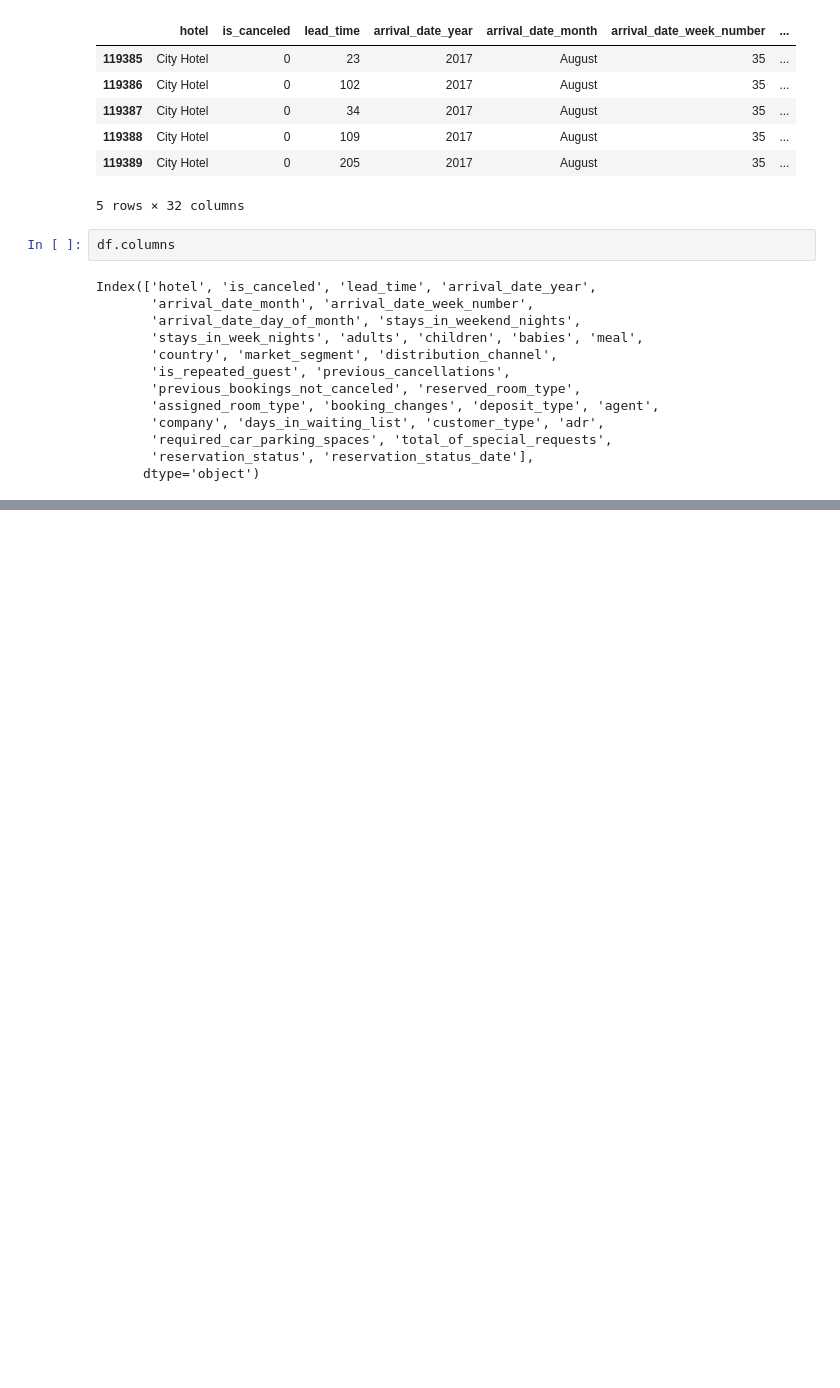
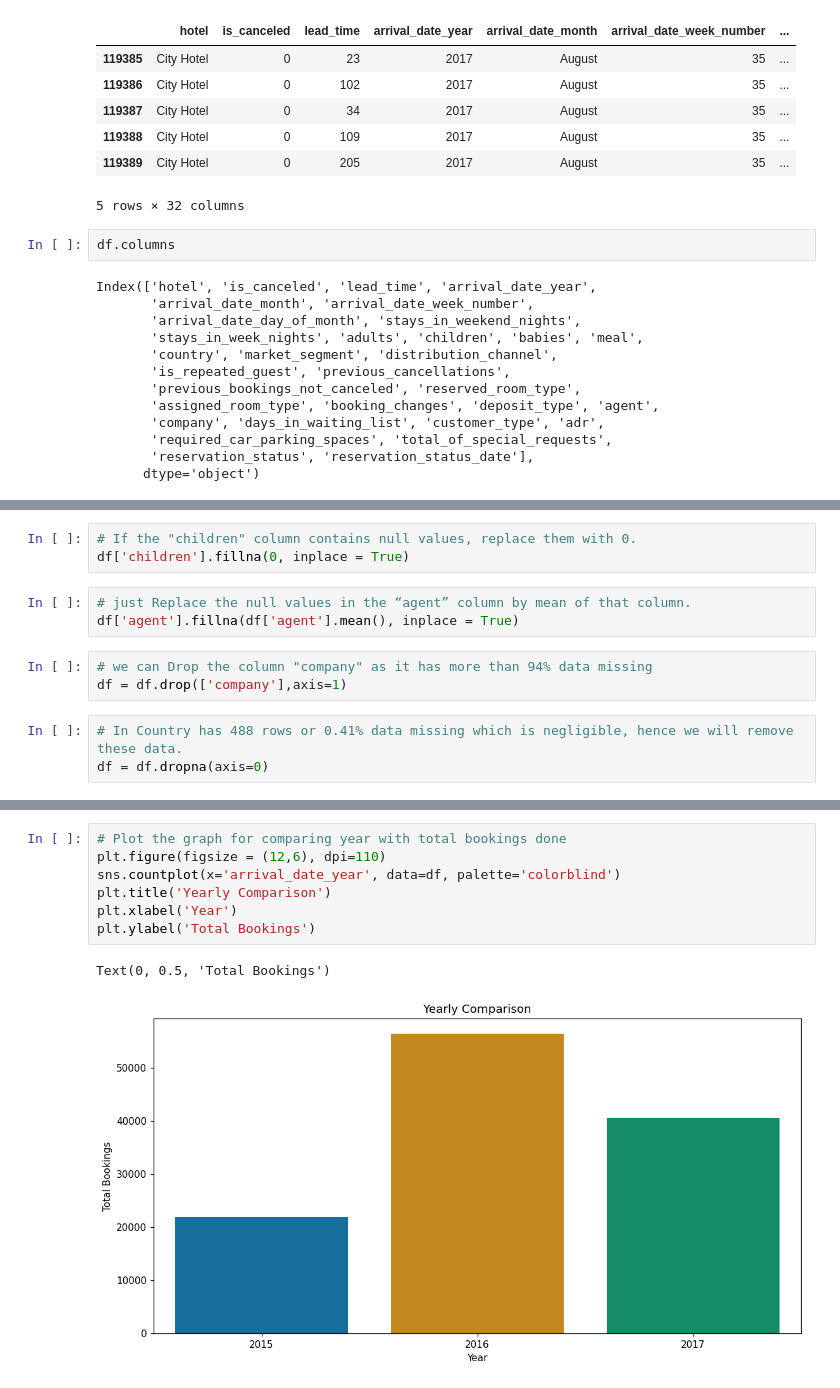
Before and after one commit to Pankajrathod10897/Capstone-Project-1-Hotel-Bokking-Analysis-, a Jupyter notebook: Hotel_Booking_Analysis_(Pankaj_Rathod)_Capstone_Project.ipynb, the cells around one changed output, grey strips where cells are left out. Drawn from its saved outputs; the diff is of its cells as text; blank space fills up the shorter version.

```diff
--- a/Hotel_Booking_Analysis_(Pankaj_Rathod)_Capstone_Project.ipynb
+++ b/Hotel_Booking_Analysis_(Pankaj_Rathod)_Capstone_Project.ipynb
@@ -77,0 +161,12 @@ Index(['hotel', 'is_canceled', 'lead_time', 'arrival_date_year',
+# %%
+# If the "children" column contains null values, replace them with 0.
+df['children'].fillna(0, inplace = True)
+# %%
+# just Replace the null values in the “agent” column by mean of that column.
+df['agent'].fillna(df['agent'].mean(), inplace = True)
+# %%
+# we can Drop the column "company" as it has more than 94% data missing
+df = df.drop(['company'],axis=1)
+# %%
+# In Country has 488 rows or 0.41% data missing which is negligible, hence we will remove these data.
+df = df.dropna(axis=0)
@@ -77,0 +220,10 @@ Index(['hotel', 'is_canceled', 'lead_time', 'arrival_date_year',
+# %%
+# Plot the graph for comparing year with total bookings done
+plt.figure(figsize = (12,6), dpi=110)
+sns.countplot(x='arrival_date_year', data=df, palette='colorblind')
+plt.title('Yearly Comparison')
+plt.xlabel('Year')
+plt.ylabel('Total Bookings')
+# %% [output]
+Text(0, 0.5, 'Total Bookings')
+[figure, added]
```
Also changed, not shown: parts of 17 cells of this notebook.
